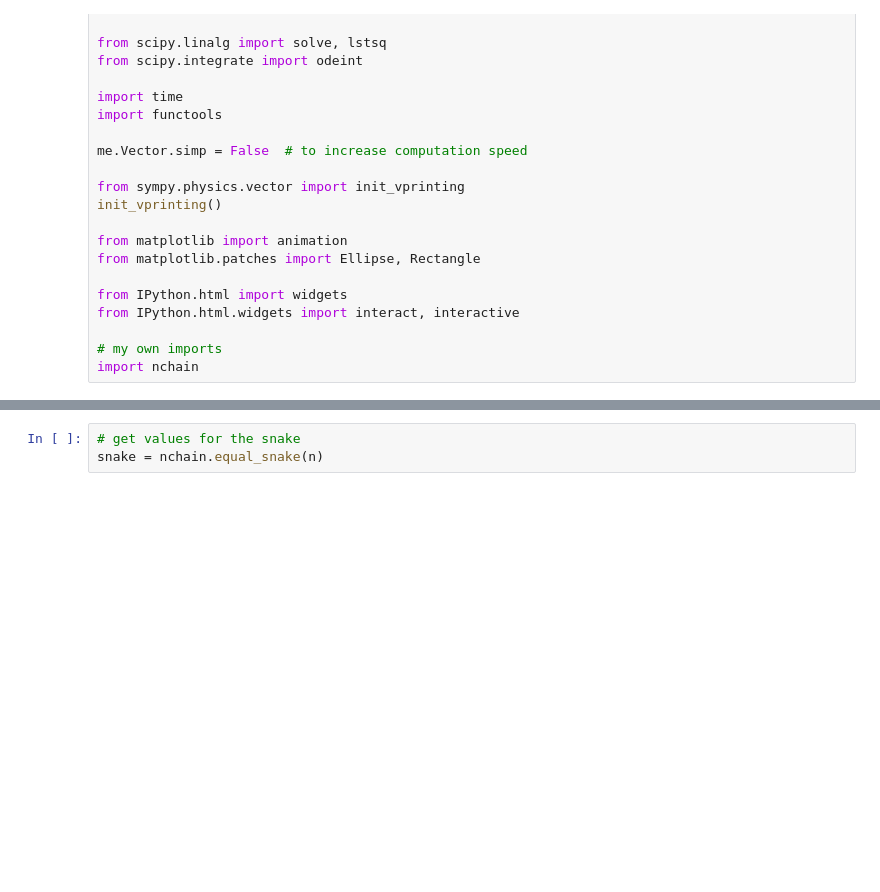
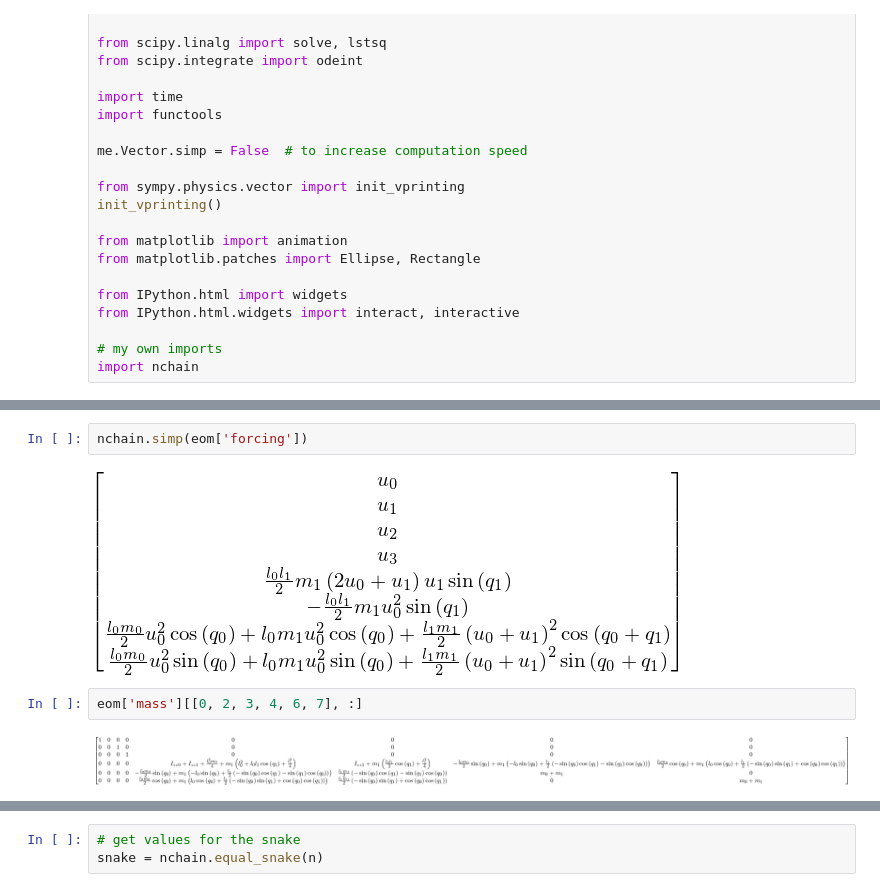
Before and after one commit to isaacyeaton/snaketurn, a Jupyter notebook: nchain-shape-space.ipynb, the cells around one changed output, grey strips where cells are left out. Saved outputs shown, nothing was run; the diff lists cells and outputs as text; blank space fills up the shorter version.

```diff
--- a/nchain-shape-space.ipynb
+++ b/nchain-shape-space.ipynb
@@ -96,0 +50,8 @@ SyntaxError: invalid syntax (<ipython-input-129-3e4738e8def3>, line 1)
+# %%
+nchain.simp(eom['forcing'])
+# %% [output]
+[figure, added]
+# %%
+eom['mass'][[0, 2, 3, 4, 6, 7], :]
+# %% [output]
+[figure, added]
```
Also changed, not shown: parts of 25 cells of this notebook, 1 other file.
